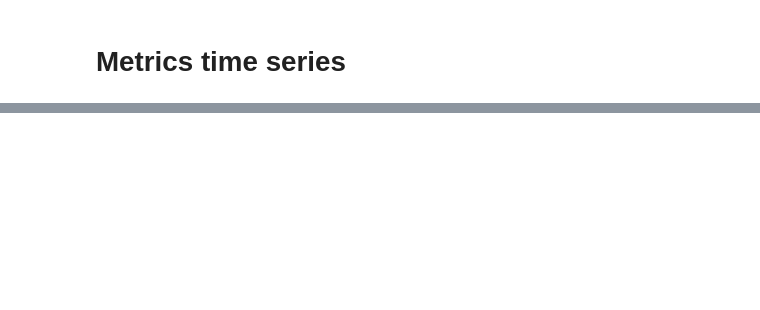
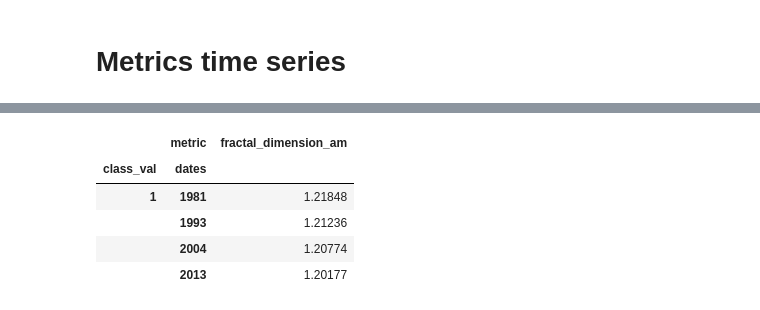
Before and after one commit to martibosch/swiss-urbanization, a Jupyter notebook: notebooks/metrics_time_series.ipynb, the cells around one changed output, grey strips where cells are left out. Cells and saved outputs as stored; diff of their text form; code cells hidden in the pictures; blank space fills up the shorter version.

```diff
--- a/notebooks/metrics_time_series.ipynb
+++ b/notebooks/metrics_time_series.ipynb
@@ -133,0 +122,9 @@ metrics_df.corr()
+# %%
+class_metrics = [
+    'proportion_of_landscape', 'patch_density', 'edge_density',
+    'fractal_dimension_am', 'euclidean_nearest_neighbor_mn'
+]
+
+base_mask_dict = settings.BASE_MASK_DICT
+base_mask_crs = settings.BASE_MASK_CRS
+max_buffer_dist = settings.MAX_BUFFER_DIST
@@ -133,0 +154,9 @@ metrics_df.corr()
+# %%
+agglom_inner_dict['bern'].compute_class_metrics_df(metrics=['fractal_dimension_am'], classes=[1])
+# %% [output]
+|  | metric | fractal_dimension_am |
+| class_val | dates |  |
+| 1 | 1981 | 1.21848 |
+|  | 1993 | 1.21236 |
+|  | 2004 | 1.20774 |
+|  | 2013 | 1.20177 |
```
Also changed, not shown: parts of 16 cells of this notebook, 19 other files.
